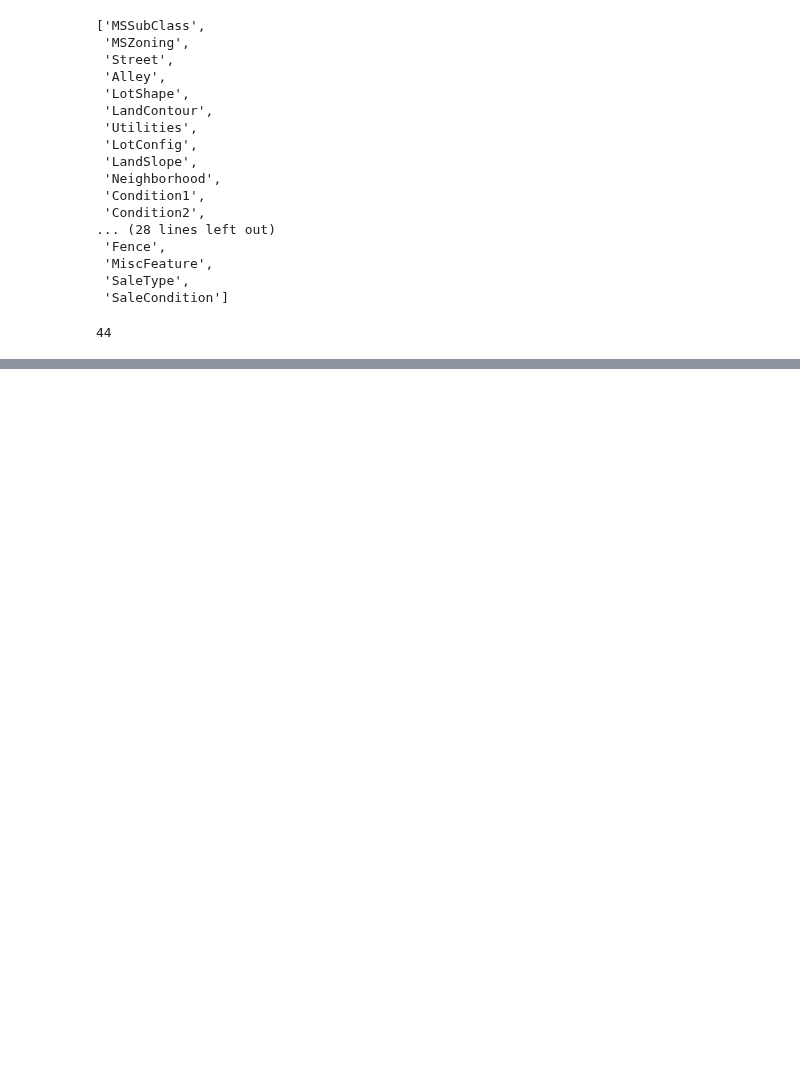
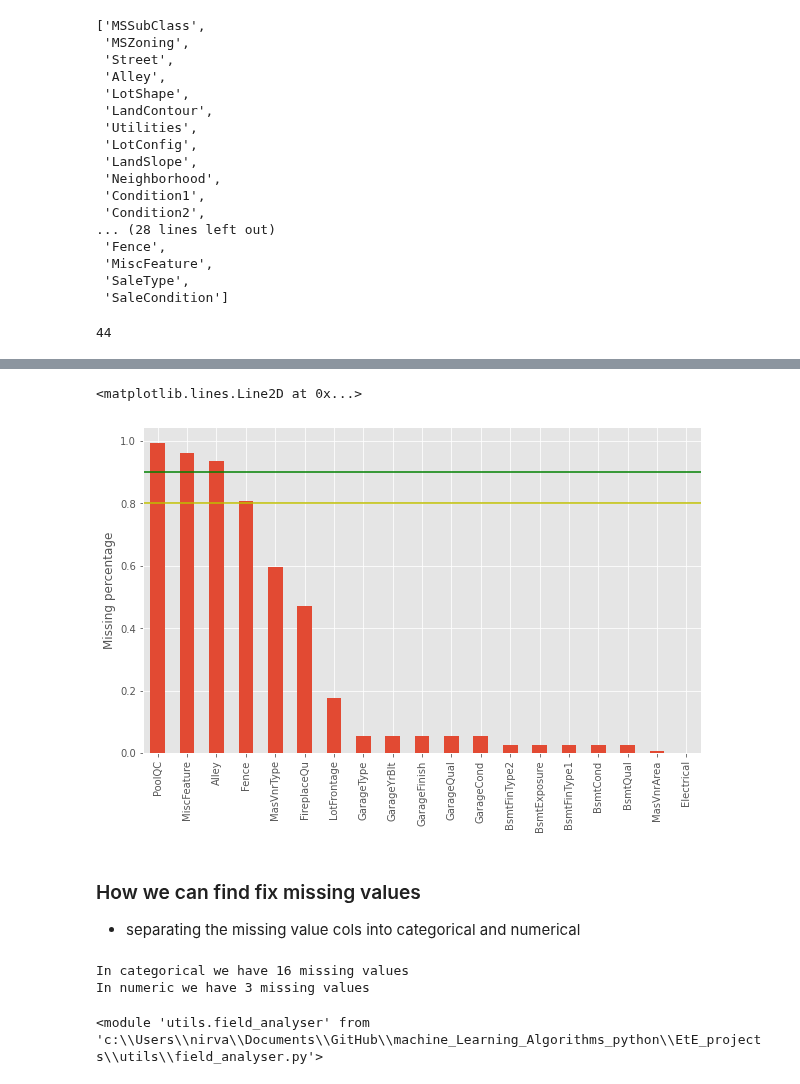
Before and after one commit to AkhilVinayakp/machine_Learning_Algorithms_python, a Jupyter notebook: EtE_projects/house-prices/Experiments/analysis.ipynb, the cells around one changed output, grey strips where cells are left out. Drawn from its saved outputs; the diff is of its cells as text; code cells hidden in the pictures; blank space fills up the shorter version.

```diff
--- a/EtE_projects/house-prices/Experiments/analysis.ipynb
+++ b/EtE_projects/house-prices/Experiments/analysis.ipynb
@@ -251,0 +333,3 @@ len(cat_cols)
+# %%
+# by code.
+missing_val_cols = [col for col in df.columns if df[col].isnull().sum() > 0]
@@ -251,0 +363,11 @@ len(cat_cols)
+# %%
+df[missing_val_cols].isnull().mean().sort_values(ascending=False).plot(kind='bar', figsize=(10,6))
+plt.ylabel("Missing percentage")
+plt.axhline(y=0.8, color='y', linestyle='-')
+plt.axhline(y=0.9, color='g', linestyle='-')
+# %% [output]
+<matplotlib.lines.Line2D at 0x...>
+[figure, added]
+# %% [markdown]
+### How we can find fix missing values
+- separating the missing value cols into categorical and numerical
@@ -251,0 +377,6 @@ len(cat_cols)
+# %%
+print(f"In categorical we have {len(cat_na_cols)} missing values")
+print(f"In numeric we have {len(numeric_na_cols)} missing values")
+# %% [output]
+In categorical we have 16 missing values
+In numeric we have 3 missing values
@@ -251,0 +385,4 @@ len(cat_cols)
+# %%
+reload(fal)
+# %% [output]
+<module 'utils.field_analyser' from 'c:\\Users\\nirva\\Documents\\GitHub\\machine_Learning_Algorithms_python\\EtE_projects\\utils\\field_analyser.py'>
```
Also changed, not shown: parts of 22 cells of this notebook.
